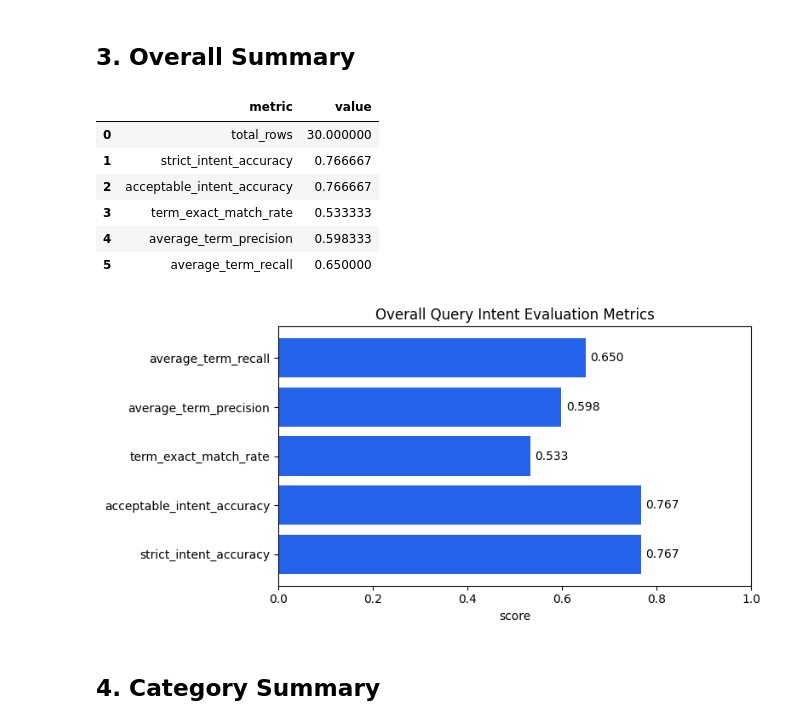
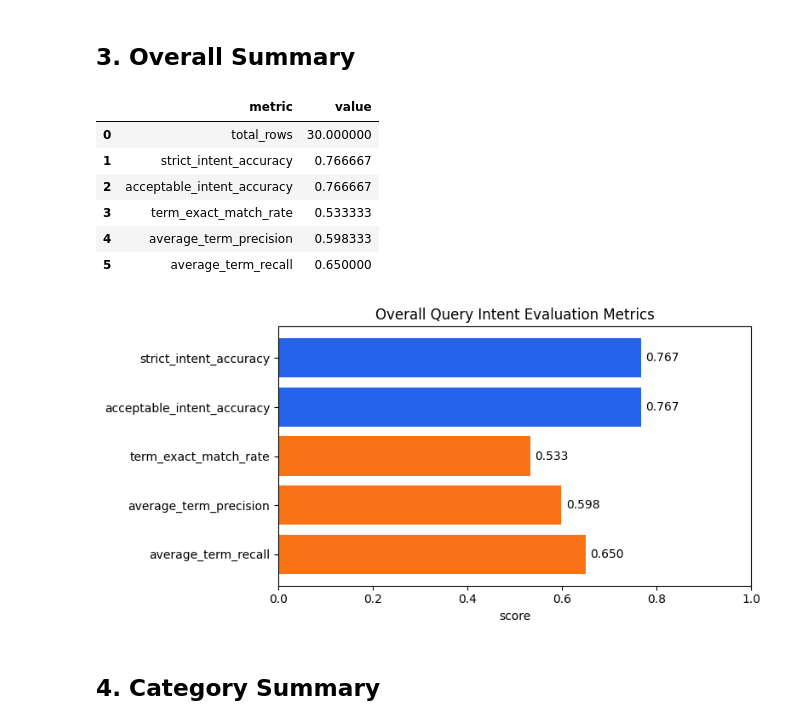
Before and after one commit to songhahyun/finance-terms-rag-chatbot, a Jupyter notebook: notebooks/06_query_intent_classification.ipynb, the cells around one changed output. Saved outputs shown, nothing was run; the diff lists cells and outputs as text; code cells hidden in the pictures.

Commit message:
documentation: 1st evaluation - rule based intent classifier (#15)

```diff
--- a/notebooks/06_query_intent_evaluation.ipynb
+++ b/notebooks/06_query_intent_classification.ipynb
@@ -63,34 +63,43 @@ rows: 30
 # %%
 overall_metrics = pd.DataFrame(
     [
         {"metric": "total_rows", "value": summary["total_rows"]},
         {"metric": "strict_intent_accuracy", "value": summary["strict_intent_accuracy"]},
         {"metric": "acceptable_intent_accuracy", "value": summary["acceptable_intent_accuracy"]},
         {"metric": "term_exact_match_rate", "value": summary["term_exact_match_rate"]},
         {"metric": "average_term_precision", "value": summary["average_term_precision"]},
         {"metric": "average_term_recall", "value": summary["average_term_recall"]},
     ]
 )
 
 display(overall_metrics)
 
 plot_metrics = overall_metrics[overall_metrics["metric"] != "total_rows"].copy()
+plot_metrics = plot_metrics.iloc[::-1]
+metric_colors = {
+    "strict_intent_accuracy": "#2563eb",
+    "acceptable_intent_accuracy": "#2563eb",
+    "term_exact_match_rate": "#f97316",
+    "average_term_precision": "#f97316",
+    "average_term_recall": "#f97316",
+}
+colors = [metric_colors[metric] for metric in plot_metrics["metric"]]
 fig, ax = plt.subplots(figsize=(8, 4))
-bars = ax.barh(plot_metrics["metric"], plot_metrics["value"], color="#2563eb")
+bars = ax.barh(plot_metrics["metric"], plot_metrics["value"], color=colors)
 ax.set_xlim(0, 1)
 ax.set_xlabel("score")
 ax.set_title("Overall Query Intent Evaluation Metrics")
 ax.bar_label(bars, fmt="%.3f", padding=4)
 plt.tight_layout()
 # %% [output]
 |  | metric | value |
 | 0 | total_rows | 30.000000 |
 | 1 | strict_intent_accuracy | 0.766667 |
 | 2 | acceptable_intent_accuracy | 0.766667 |
 | 3 | term_exact_match_rate | 0.533333 |
 | 4 | average_term_precision | 0.598333 |
 | 5 | average_term_recall | 0.650000 |
-[figure, old version]
+[figure, new version]
 # %% [markdown]
 ## 4. Category Summary
 # %%
```
Also changed, not shown: 4 other files.
